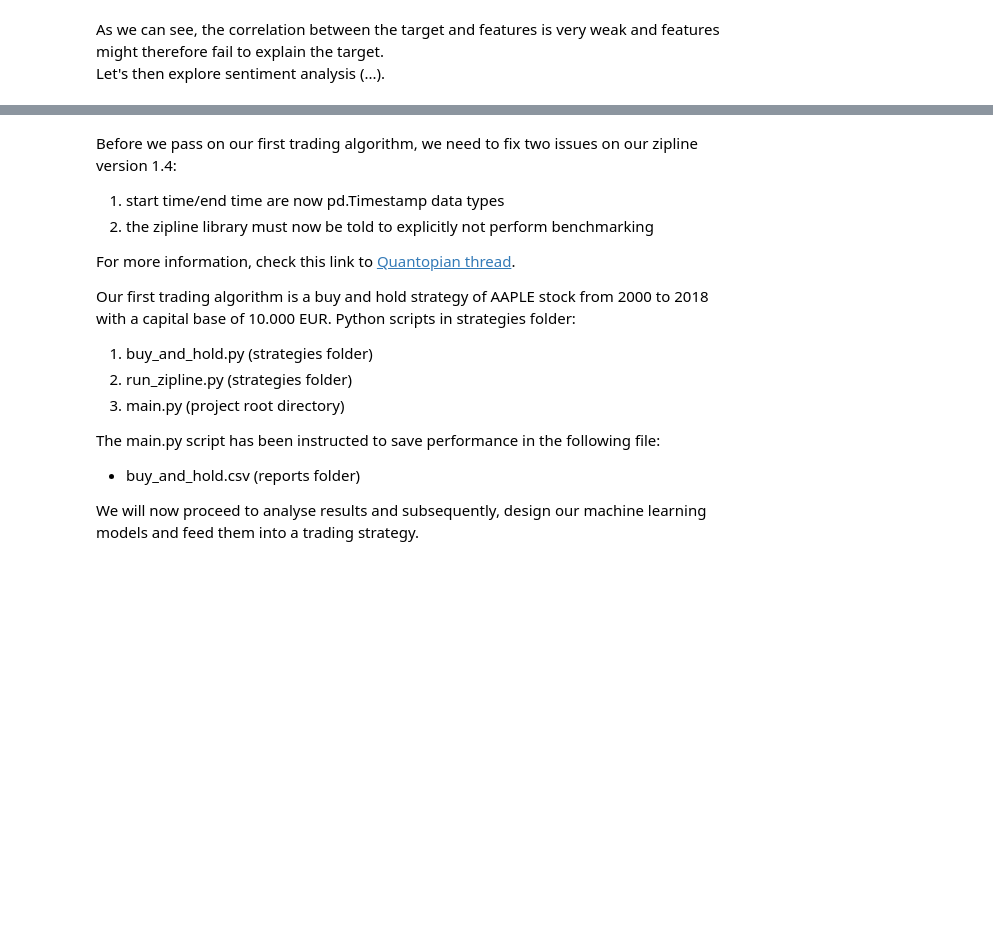
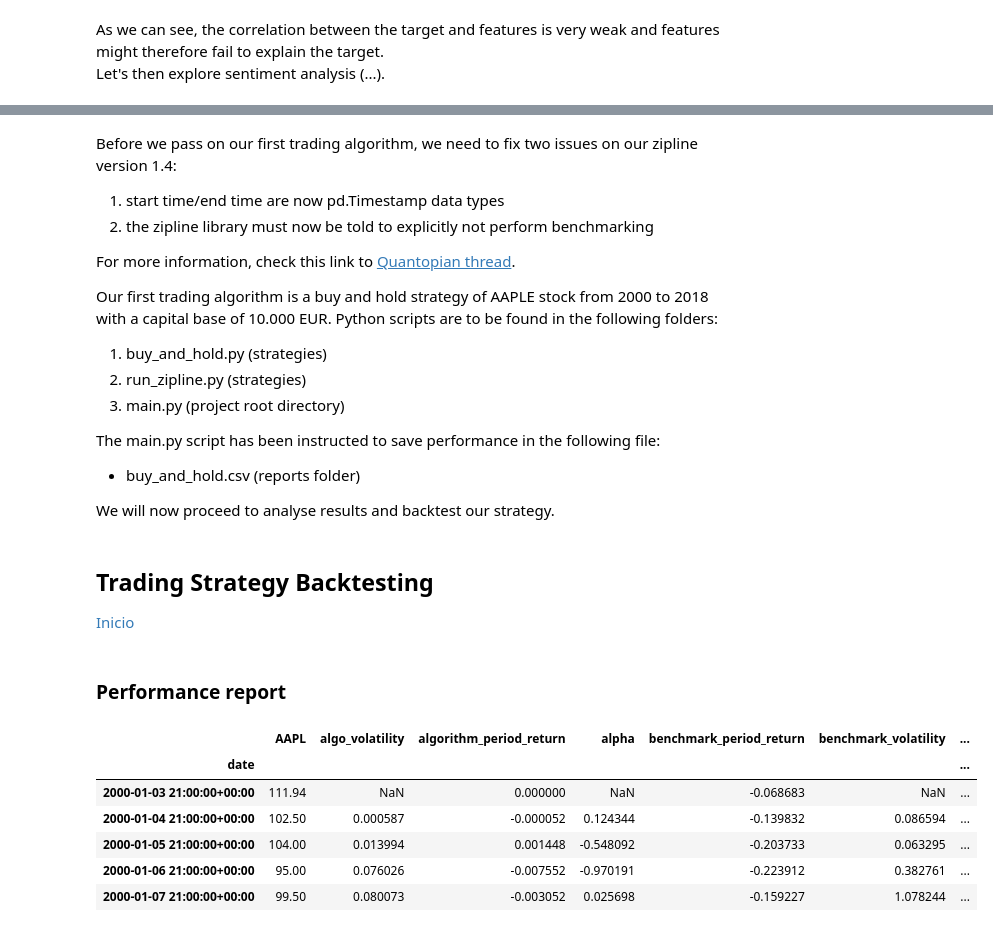
Before and after one commit to isabelpuche/ml_for_algo_trading, a Jupyter notebook: notebooks/eda_quandl.ipynb, the cells around one changed output, grey strips where cells are left out. Drawn from its saved outputs; the diff is of its cells as text; code cells hidden in the pictures; blank space fills up the shorter version.

```diff
--- a/notebooks/eda_quandl.ipynb
+++ b/notebooks/eda_quandl.ipynb
@@ -415,10 +424,10 @@ Before we pass on our first trading algorithm, we need to fix two issues on our
 
 For more information, check this link to [Quantopian thread](https://www.quantopian.com/posts/new-book-on-quantopian-slash-zipline-backtesting-and-modeling).<br>
 
-Our first trading algorithm is a buy and hold strategy of AAPLE stock from 2000 to 2018 with a capital base of 10.000 EUR. Python scripts in strategies folder:
+Our first trading algorithm is a buy and hold strategy of AAPLE stock from 2000 to 2018 with a capital base of 10.000 EUR. Python scripts are to be found in the following folders:
 <ol>
-    <li>buy_and_hold.py (strategies folder)</li>
-    <li>run_zipline.py (strategies folder)</li>
+    <li>buy_and_hold.py (strategies)</li>
+    <li>run_zipline.py (strategies)</li>
     <li>main.py (project root directory)</li>
 </ol>
 
@@ -427,4 +436,9 @@ The main.py script has been instructed to save performance in the following file
     <li>buy_and_hold.csv (reports folder)</li>
 </ul>
 
-We will now proceed to analyse results and subsequently, design our machine learning models and feed them into a trading strategy.
+We will now proceed to analyse results and backtest our strategy.
+# %% [markdown]
+## Trading Strategy Backtesting
+<div style = "float:right"><a style="text-decoration:none" href = "#inicio">Inicio</a></div>
+# %% [markdown]
+### Performance report
@@ -430,0 +449,10 @@ We will now proceed to analyse results and subsequently, design our machine lear
+# %%
+df.head()
+# %% [output]
+|  | AAPL | algo_volatility | algorithm_period_return | alpha | benchmark_period_return | benchmark_volatility | ... |
+| date |  |  |  |  |  |  | ... |
+| 2000-01-03 21:00:00+00:00 | 111.94 | NaN | 0.000000 | NaN | -0.068683 | NaN | ... |
+| 2000-01-04 21:00:00+00:00 | 102.50 | 0.000587 | -0.000052 | 0.124344 | -0.139832 | 0.086594 | ... |
+| 2000-01-05 21:00:00+00:00 | 104.00 | 0.013994 | 0.001448 | -0.548092 | -0.203733 | 0.063295 | ... |
+| 2000-01-06 21:00:00+00:00 | 95.00 | 0.076026 | -0.007552 | -0.970191 | -0.223912 | 0.382761 | ... |
+| 2000-01-07 21:00:00+00:00 | 99.50 | 0.080073 | -0.003052 | 0.025698 | -0.159227 | 1.078244 | ... |
```
Also changed, not shown: parts of 21 cells of this notebook.
